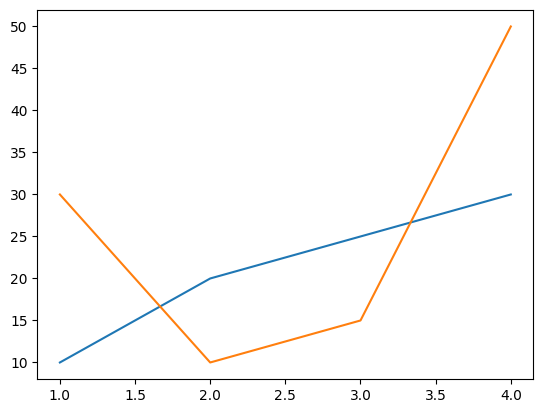
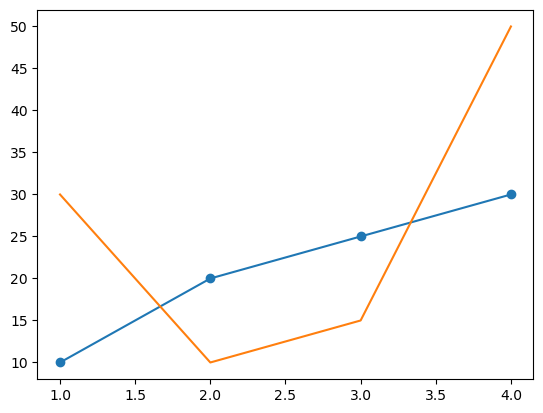
Code edit (unified diff) that turned the first committed figure into the second:
--- before
+++ after
@@ -8,5 +8,5 @@
 plt.plot(x, y)
 # plt.show()
-
+plt.scatter(x, y)
 plt.plot(x, z)
 plt.show()

Commit: task15